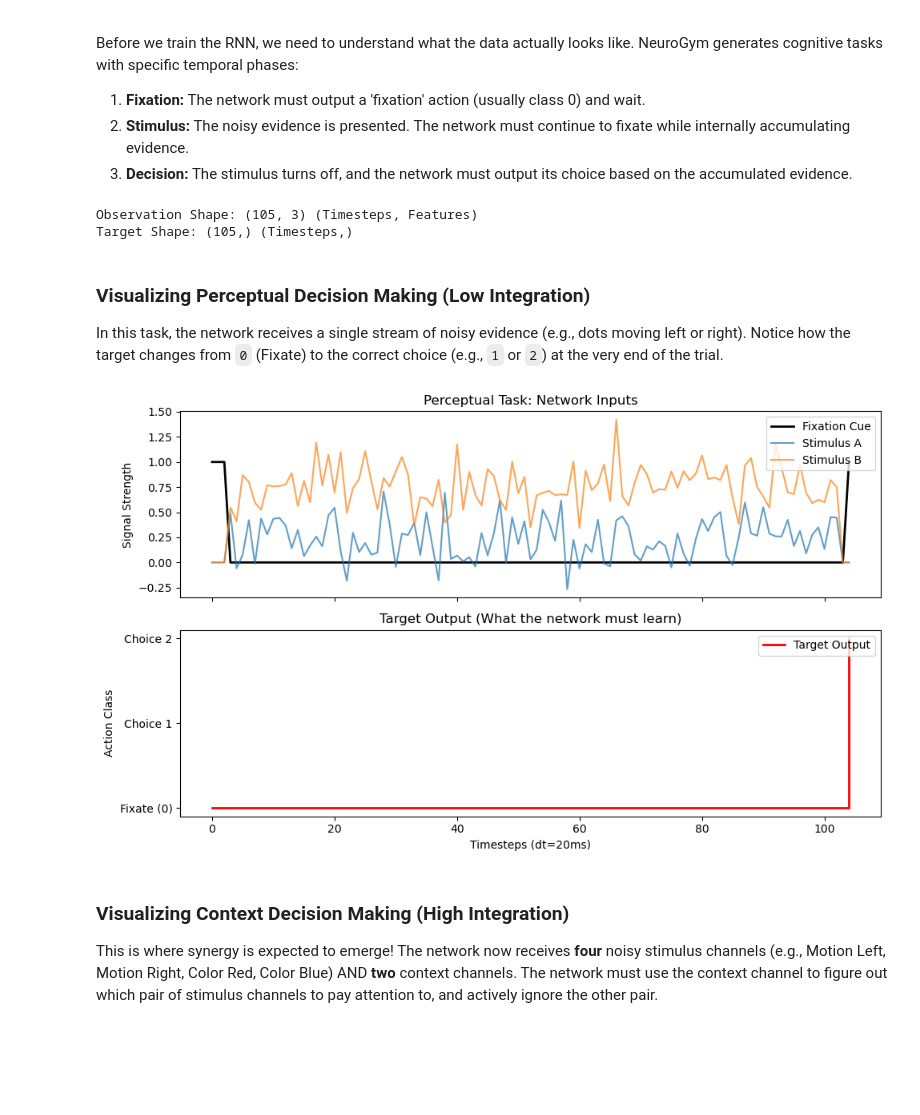
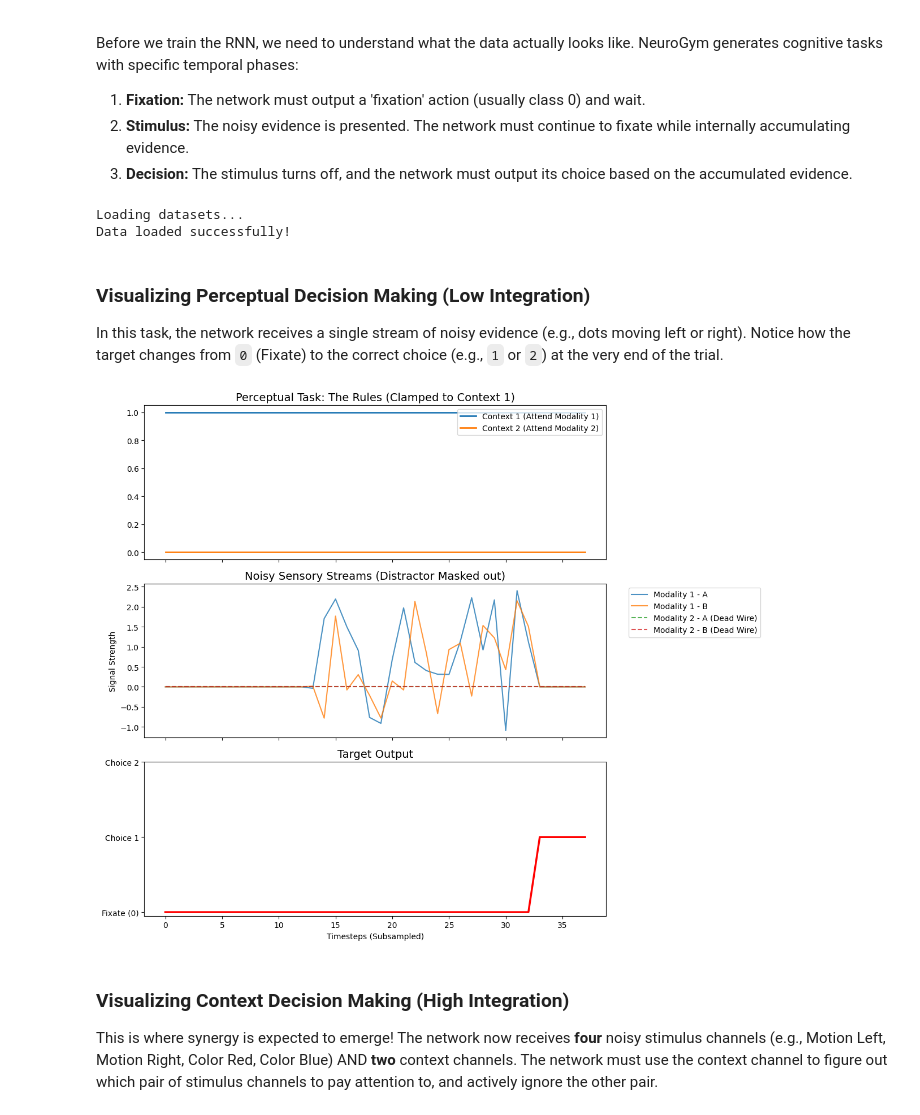
Before and after one commit to jgendra/NeuroAI-Project13, a Jupyter notebook: notebooks/03_neurogym_tour.ipynb, the cells around one changed output. Saved outputs shown, nothing was run; the diff lists cells and outputs as text; code cells hidden in the pictures; blank space fills up the shorter version.

Commit message:
Fixed version conflicts, moved to new datasets, needs some more testing

```diff
--- a/notebooks/03_neurogym_tour.ipynb
+++ b/notebooks/03_neurogym_tour.ipynb
@@ -5,45 +5,63 @@ Before we train the RNN, we need to understand what the data actually looks like
 2. **Stimulus:** The noisy evidence is presented. The network must continue to fixate while internally accumulating evidence.
 3. **Decision:** The stimulus turns off, and the network must output its choice based on the accumulated evidence.
 # %%
+import numpy as np
 import matplotlib.pyplot as plt
-import numpy as np
-from src.tasks.neurogym_wrapper import generate_single_trial
+import torch
+from src.tasks.data_loader import load_mante_data
 
-# We will use our wrapper to generate a single trial of the Perceptual Task
-perceptual_obs, perceptual_target, p_dict = generate_single_trial('PerceptualDecisionMaking-v0', dt=20)
+print("Loading datasets...")
+# We use subsample_step=20 just for visual plotting clarity (fewer data points on the X axis)
+context_loader = load_mante_data('../src/tasks/data/tiny_test/context/train.npz', batch_size=1, shuffle=True, subsample_step=20)
+perceptual_loader = load_mante_data('../src/tasks/data/tiny_test/perceptual/train.npz', batch_size=1, shuffle=True, subsample_step=20)
 
-print(f"Observation Shape: {perceptual_obs.shape} (Timesteps, Features)")
-print(f"Target Shape: {perceptual_target.shape} (Timesteps,)")
+# Pull one single trial from each
+ctx_obs, ctx_labels, ctx_periods, ctx_coh, ctx_ctx = next(iter(context_loader))
+per_obs, per_labels, per_periods, per_coh, per_ctx = next(iter(perceptual_loader))
+
+# Remove batch dimension for plotting: shape becomes (Timesteps, Features)
+ctx_obs = ctx_obs.squeeze(0).numpy()
+ctx_labels = ctx_labels.squeeze(0).numpy()
+
+per_obs = per_obs.squeeze(0).numpy()
+per_labels = per_labels.squeeze(0).numpy()
+
+print("Data loaded successfully!")
 # %% [output]
-Observation Shape: (105, 3) (Timesteps, Features)
-Target Shape: (105,) (Timesteps,)
+Loading datasets...
+Data loaded successfully!
 # %% [markdown]
 ### Visualizing Perceptual Decision Making (Low Integration)
 In this task, the network receives a single stream of noisy evidence (e.g., dots moving left or right). Notice how the target changes from `0` (Fixate) to the correct choice (e.g., `1` or `2`) at the very end of the trial.
 # %%
-fig, axes = plt.subplots(2, 1, figsize=(10, 6), sharex=True)
+fig, axes = plt.subplots(3, 1, figsize=(12, 10), sharex=True)
 
-# Plot Inputs
-axes[0].plot(perceptual_obs[:, p_dict['fixation']], label='Fixation Cue', color='black', linewidth=2)
-axes[0].plot(perceptual_obs[:, p_dict['stimulus'][0]], label='Stimulus A', alpha=0.7)
-axes[0].plot(perceptual_obs[:, p_dict['stimulus'][1]], label='Stimulus B', alpha=0.7)
-axes[0].set_title('Perceptual Task: Network Inputs')
-axes[0].set_ylabel('Signal Strength')
-axes[0].legend(loc='upper right')
+# 1. Plot the Rules (Context Cues) - Notice how it is Clamped!
+axes[0].plot(per_obs[:, 5], label="Context 1 (Attend Modality 1)", color="#1f77b4", linewidth=2)
+axes[0].plot(per_obs[:, 6], label="Context 2 (Attend Modality 2)", color="#ff7f0e", linewidth=2)
+axes[0].set_title("Perceptual Task: The Rules (Clamped to Context 1)", fontsize=14)
+axes[0].legend(loc="upper right")
 
-# Plot Targets
-axes[1].plot(perceptual_target, label='Target Output', color='red', linewidth=2, drawstyle='steps-post')
-axes[1].set_title('Target Output (What the network must learn)')
-axes[1].set_ylabel('Action Class')
-axes[1].set_xlabel('Timesteps (dt=20ms)')
-axes[1].set_yticks([0, 1, 2])
-axes[1].set_yticklabels(['Fixate (0)', 'Choice 1', 'Choice 2'])
-axes[1].legend(loc='upper right')
+# 2. Plot the Noisy Sensory Streams - Notice how Distractor is Dead!
+axes[1].plot(per_obs[:, 1], label="Modality 1 - A", color="#1f77b4", alpha=0.8)
+axes[1].plot(per_obs[:, 2], label="Modality 1 - B", color="#ff7f0e", alpha=0.8)
+axes[1].plot(per_obs[:, 3], label="Modality 2 - A (Dead Wire)", color="#2ca02c", linestyle='--', alpha=0.8)
+axes[1].plot(per_obs[:, 4], label="Modality 2 - B (Dead Wire)", color="#d62728", linestyle='--', alpha=0.8)
+axes[1].set_title("Noisy Sensory Streams (Distractor Masked out)", fontsize=14)
+axes[1].set_ylabel("Signal Strength")
+axes[1].legend(bbox_to_anchor=(1.04, 1), loc="upper left")
+
+# 3. Plot the Target Output
+axes[2].plot(per_labels, color="red", linewidth=2.5, label="Target Output")
+axes[2].set_title("Target Output", fontsize=14)
+axes[2].set_yticks([0, 1, 2])
+axes[2].set_yticklabels(["Fixate (0)", "Choice 1", "Choice 2"])
+axes[2].set_xlabel("Timesteps (Subsampled)")
 
 plt.tight_layout()
 plt.show()
 # %% [output]
-[figure, old version]
+[figure, new version]
 # %% [markdown]
 ### Visualizing Context Decision Making (High Integration)
 This is where synergy is expected to emerge! The network now receives **four** noisy stimulus channels (e.g., Motion Left, Motion Right, Color Red, Color Blue) AND **two** context channels. The network must use the context channel to figure out which pair of stimulus channels to pay attention to, and actively ignore the other pair.
```
Also changed, not shown: parts of 1 cell of this notebook, 6 other files.
